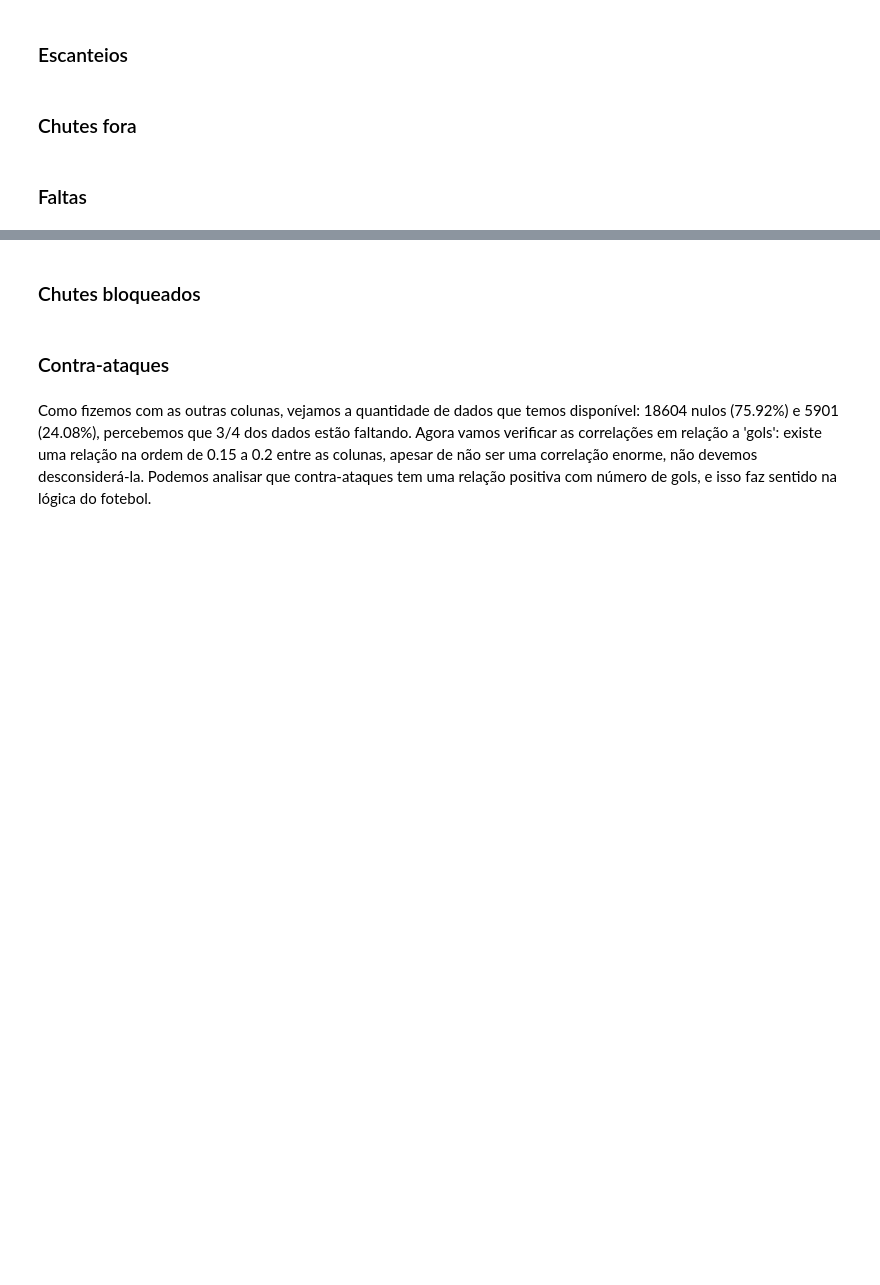
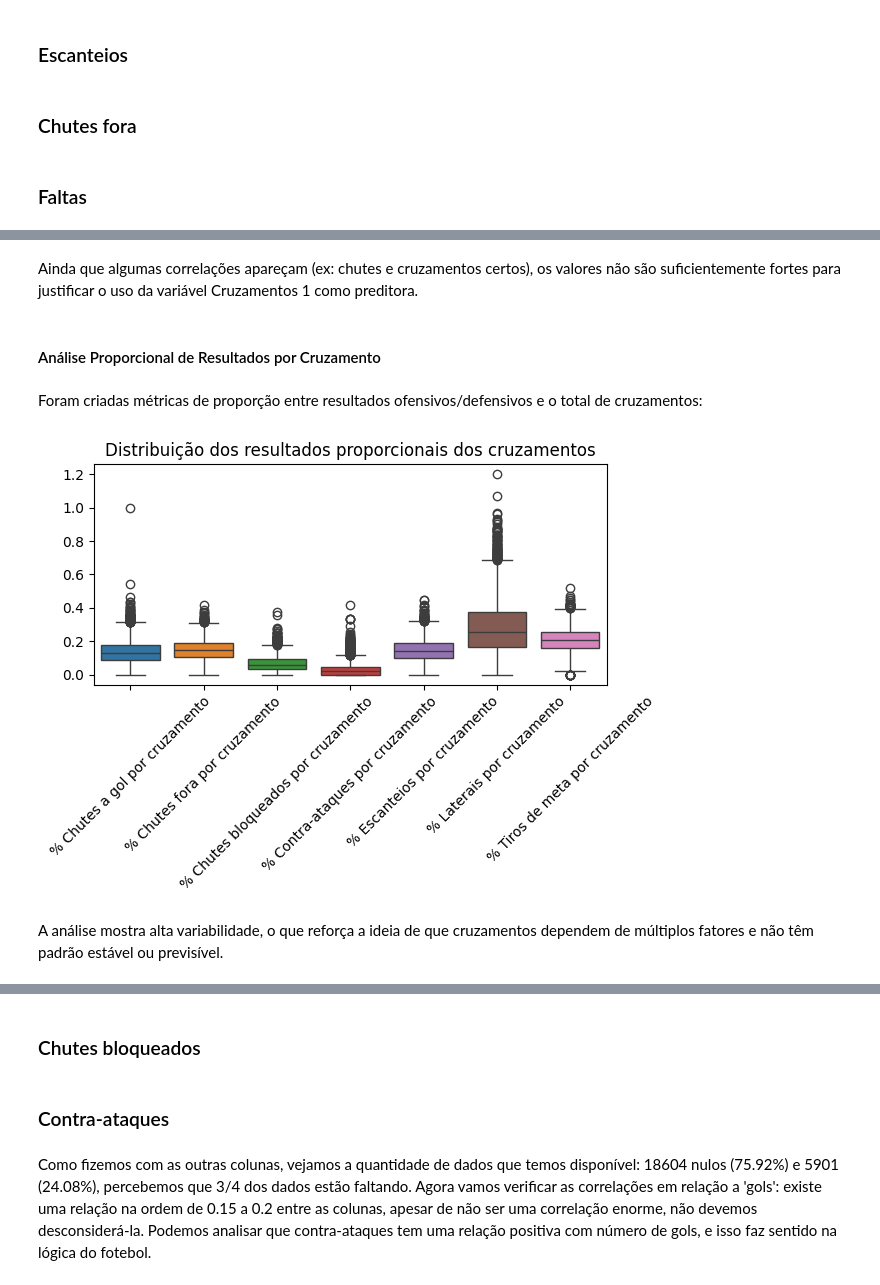
Before and after one commit to UFRJ-Analytica/PS-2025.1, a Jupyter notebook: Progresso/#XRay_final.ipynb, the cells around one changed output, grey strips where cells are left out. Saved outputs shown, nothing was run; the diff lists cells and outputs as text; code cells hidden in the pictures; blank space fills up the shorter version.

```diff
--- a/Progresso/#XRay_final.ipynb
+++ b/Progresso/#XRay_final.ipynb
@@ -36,0 +76,33 @@ warnings.simplefilter(action='ignore', category=FutureWarning)
+# %% [markdown]
+Ainda que algumas correlações apareçam (ex: chutes e cruzamentos certos), os valores não são suficientemente fortes para justificar o uso da variável Cruzamentos 1 como preditora.
+# %% [markdown]
+ #### Análise Proporcional de Resultados por Cruzamento
+# %% [markdown]
+Foram criadas métricas de proporção entre resultados ofensivos/defensivos e o total de cruzamentos:
+# %%
+df['% Chutes a gol por cruzamento'] = df['Chutes a gol 1'] / df['Cruzamento total 1']
+df['% Chutes fora por cruzamento'] = df['Chutes fora 1'] / df['Cruzamento total 1']
+df['% Chutes bloqueados por cruzamento'] = df['Chutes bloqueados 1'] / df['Cruzamento total 1']
+df['% Contra-ataques por cruzamento'] = df['Contra-ataques 2'] / df['Cruzamento total 1']
+df['% Escanteios por cruzamento'] = df['Escanteios 1'] / df['Cruzamento total 1']
+df['% Laterais por cruzamento'] = df['Laterais 1'] / df['Cruzamento total 1']
+df['% Tiros de meta por cruzamento'] = df['Tiro de meta 2'] / df['Cruzamento total 1']
+colunas_proporcionais = [
+    '% Chutes a gol por cruzamento',
+    '% Chutes fora por cruzamento',
+    '% Chutes bloqueados por cruzamento',
+    '% Contra-ataques por cruzamento',
+    '% Escanteios por cruzamento',
+    '% Laterais por cruzamento',
+    '% Tiros de meta por cruzamento'
+]
+
+sns.boxplot(data=df[colunas_proporcionais])
+plt.xticks(rotation=45)
+plt.title("Distribuição dos resultados proporcionais dos cruzamentos")
+plt.tight_layout()
+plt.show()
+# %% [output]
+[figure, added]
+# %% [markdown]
+A análise mostra alta variabilidade, o que reforça a ideia de que cruzamentos dependem de múltiplos fatores e não têm padrão estável ou previsível.
```
Also changed, not shown: parts of 74 cells of this notebook.
